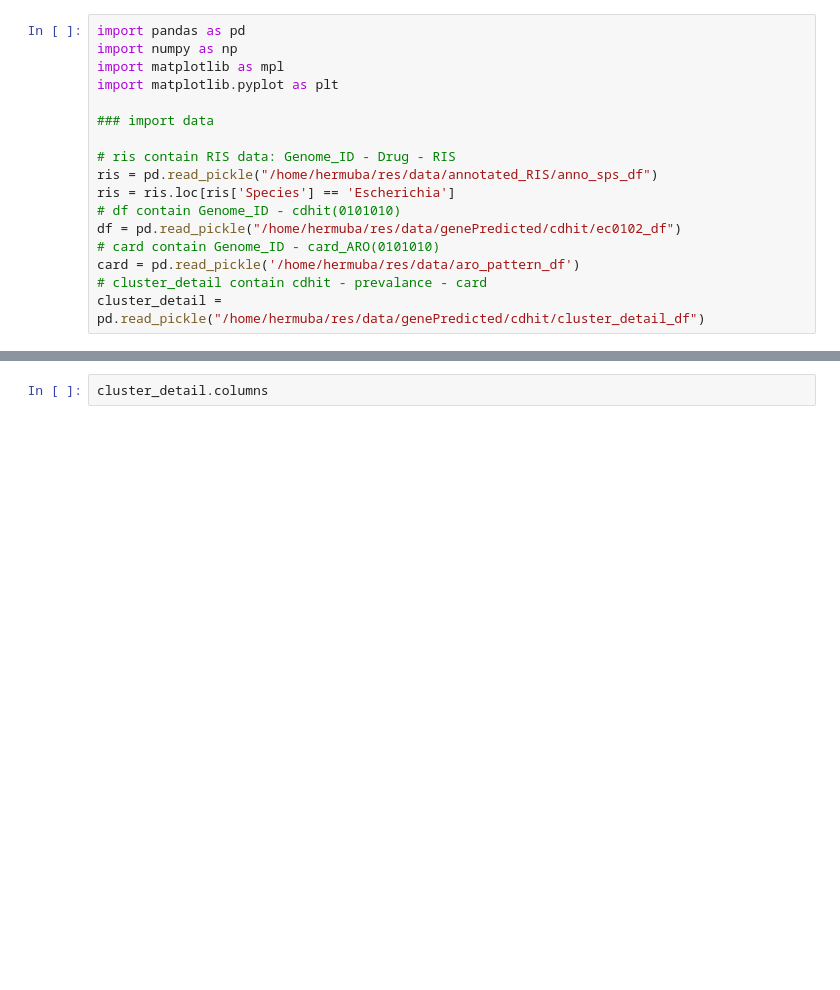
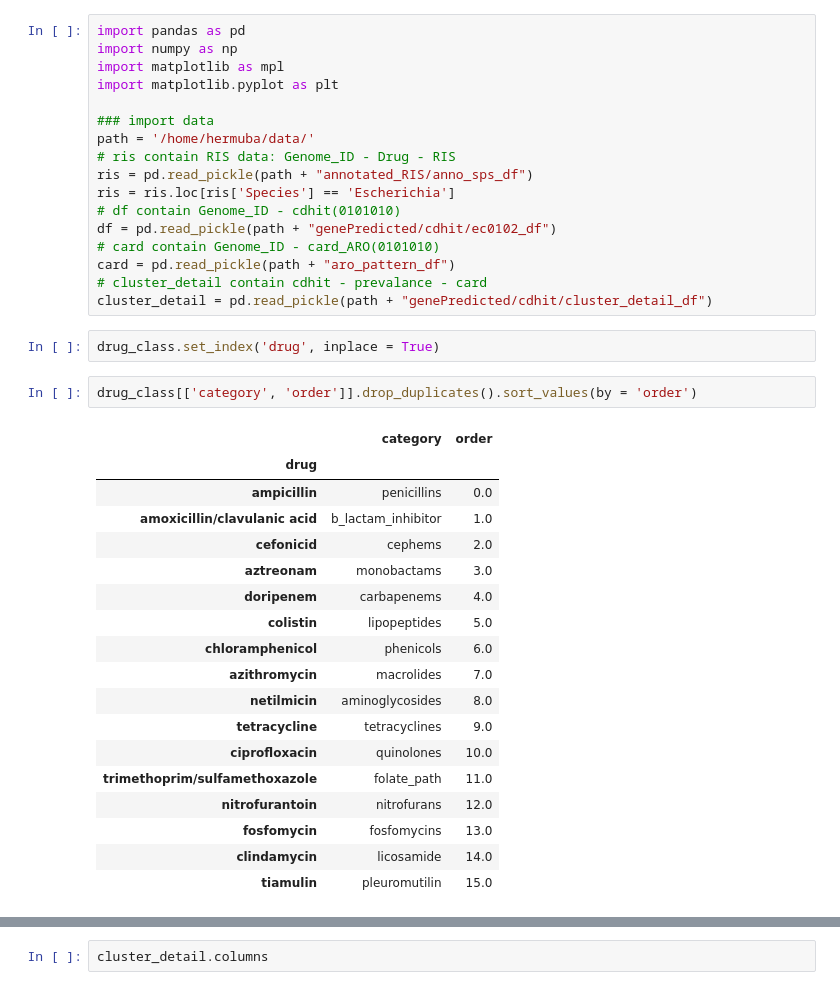
Before and after one commit to algaebrown/resistanceExp, a Jupyter notebook: visualization/exp5_model_train/train_svm_nb.ipynb, the cells around one changed output, grey strips where cells are left out. Saved outputs shown, nothing was run; the diff lists cells and outputs as text; blank space fills up the shorter version.

```diff
--- a/visualization/exp5_model_train/train_svm_nb.ipynb
+++ b/visualization/exp5_model_train/train_svm_nb.ipynb
@@ -5,13 +5,36 @@ import matplotlib as mpl
 import matplotlib.pyplot as plt
 
 ### import data
-
+path = '/home/hermuba/data/'
 # ris contain RIS data: Genome_ID - Drug - RIS
-ris = pd.read_pickle("/home/hermuba/res/data/annotated_RIS/anno_sps_df")
+ris = pd.read_pickle(path + "annotated_RIS/anno_sps_df")
 ris = ris.loc[ris['Species'] == 'Escherichia']
 # df contain Genome_ID - cdhit(0101010)
-df = pd.read_pickle("/home/hermuba/res/data/genePredicted/cdhit/ec0102_df")
+df = pd.read_pickle(path + "genePredicted/cdhit/ec0102_df")
 # card contain Genome_ID - card_ARO(0101010)
-card = pd.read_pickle('/home/hermuba/res/data/aro_pattern_df')
+card = pd.read_pickle(path + "aro_pattern_df")
 # cluster_detail contain cdhit - prevalance - card
-cluster_detail = pd.read_pickle("/home/hermuba/res/data/genePredicted/cdhit/cluster_detail_df")
+cluster_detail = pd.read_pickle(path + "genePredicted/cdhit/cluster_detail_df")
+# %%
+drug_class.set_index('drug', inplace = True)
+# %%
+drug_class[['category', 'order']].drop_duplicates().sort_values(by = 'order')
+# %% [output]
+|  | category | order |
+| drug |  |  |
+| ampicillin | penicillins | 0.0 |
+| amoxicillin/clavulanic acid | b_lactam_inhibitor | 1.0 |
+| cefonicid | cephems | 2.0 |
+| aztreonam | monobactams | 3.0 |
+| doripenem | carbapenems | 4.0 |
+| colistin | lipopeptides | 5.0 |
+| chloramphenicol | phenicols | 6.0 |
+| azithromycin | macrolides | 7.0 |
+| netilmicin | aminoglycosides | 8.0 |
+| tetracycline | tetracyclines | 9.0 |
+| ciprofloxacin | quinolones | 10.0 |
+| trimethoprim/sulfamethoxazole | folate_path | 11.0 |
+| nitrofurantoin | nitrofurans | 12.0 |
+| fosfomycin | fosfomycins | 13.0 |
+| clindamycin | licosamide | 14.0 |
+| tiamulin | pleuromutilin | 15.0 |
```
Also changed, not shown: parts of 2 cells of this notebook, 9 other files.
